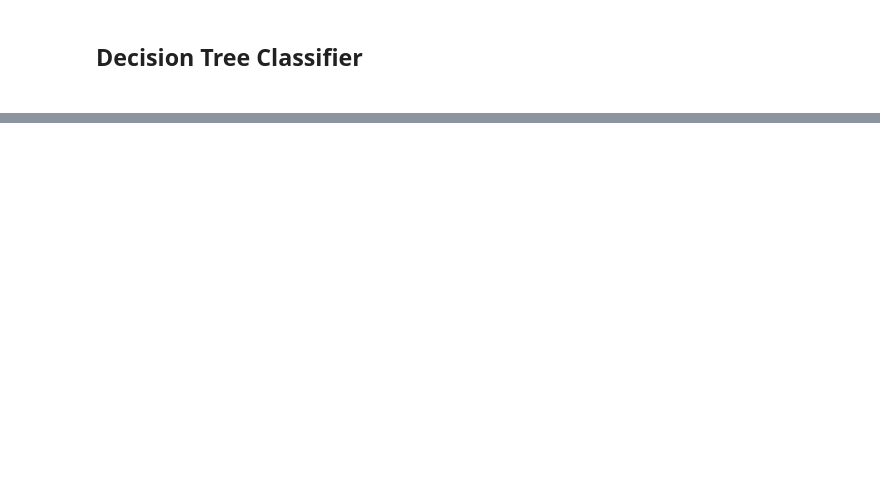
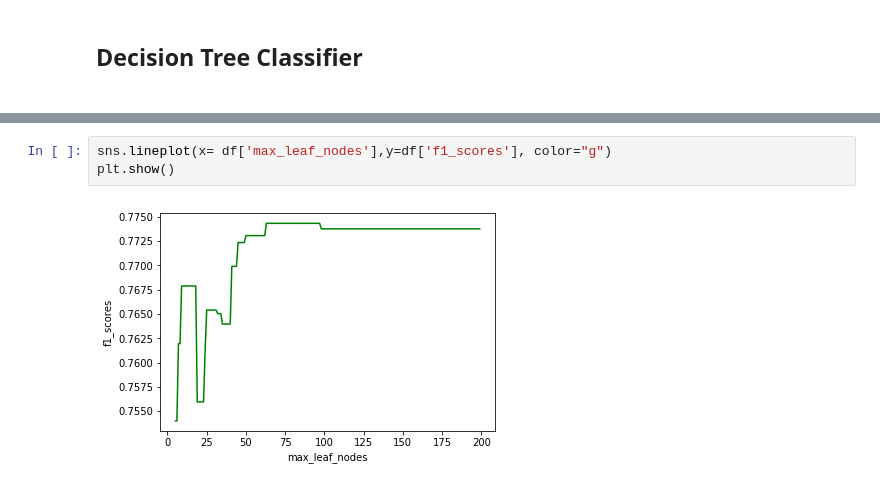
Before and after one commit to Taslim-M/The-Movies-Dataset, a Jupyter notebook: Applying Models.ipynb, the cells around one changed output, grey strips where cells are left out. Drawn from its saved outputs; the diff is of its cells as text; blank space fills up the shorter version.

```diff
--- a/Applying Models.ipynb
+++ b/Applying Models.ipynb
@@ -66,0 +125,5 @@ weighted avg       0.64      0.64      0.64      1314
+# %%
+sns.lineplot(x= df['max_leaf_nodes'],y=df['f1_scores'], color="g")
+plt.show()
+# %% [output]
+[figure, added]
```
Also changed, not shown: parts of 20 cells of this notebook, 3 other files.
